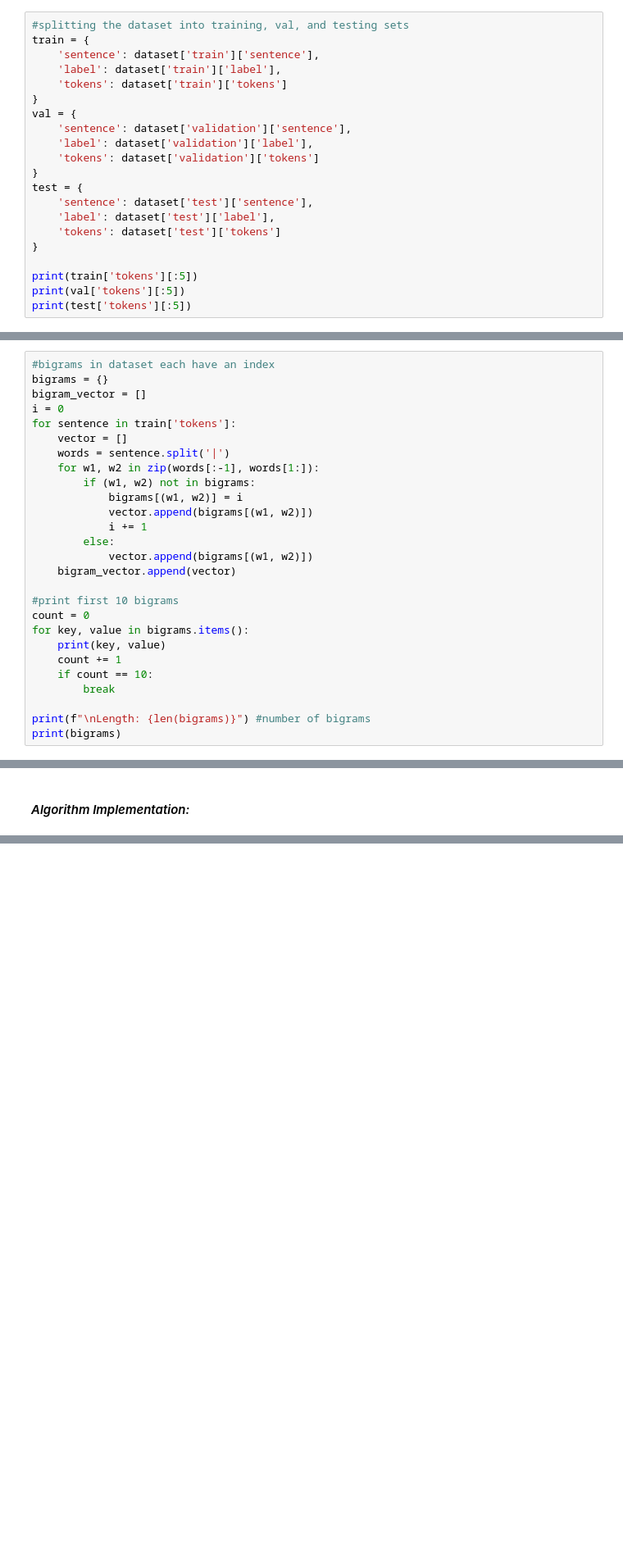
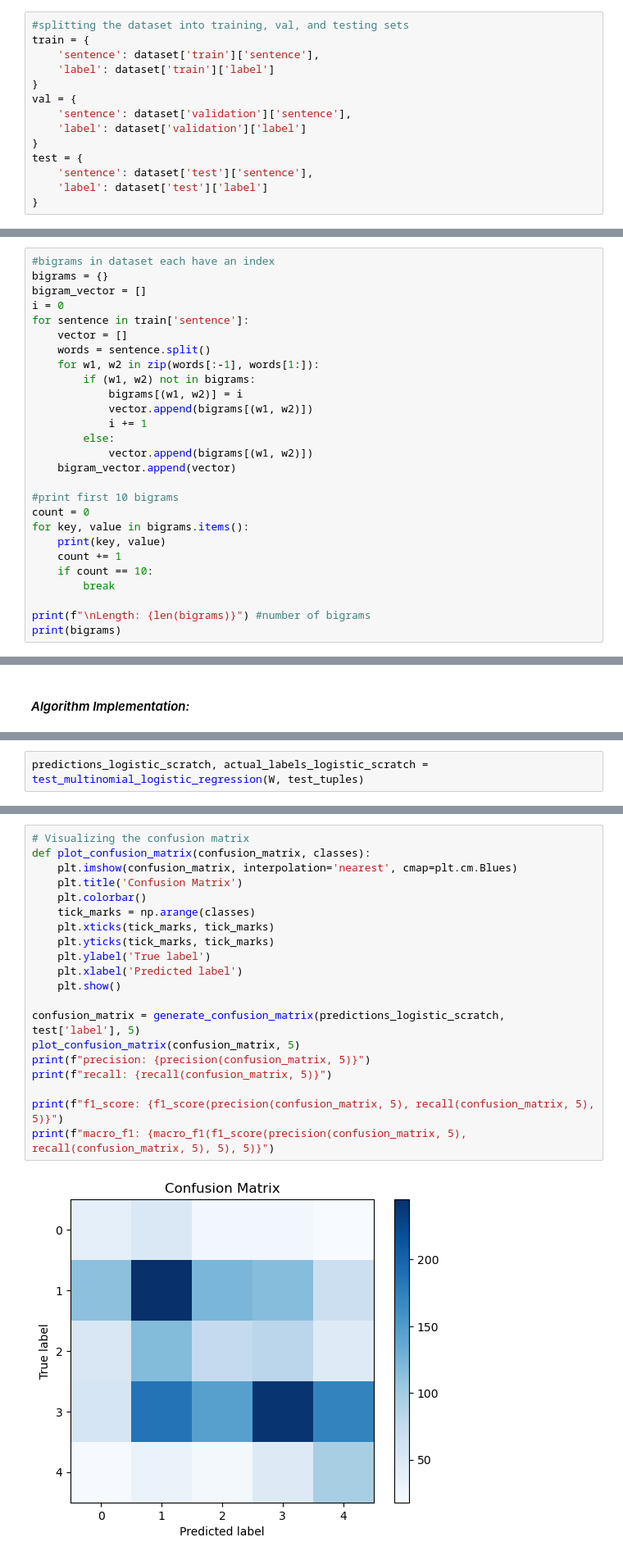
Before and after one commit to AnnTarek/SST-Text-Classification, a Jupyter notebook: text-classification.ipynb, the cells around one changed output, grey strips where cells are left out. Shown at 82% size. Cells and saved outputs as stored; diff of their text form; blank space fills up the shorter version.

Commit message:
SGD,  logistic regression models using sklearn and confusion matrix

```diff
--- a/text-classification.ipynb
+++ b/text-classification.ipynb
@@ -50,20 +50,13 @@ print(dataset['train'][:1])
 #splitting the dataset into training, val, and testing sets
 train = {
     'sentence': dataset['train']['sentence'],
-    'label': dataset['train']['label'],
-    'tokens': dataset['train']['tokens']
+    'label': dataset['train']['label']
 }
 val = {
     'sentence': dataset['validation']['sentence'],
-    'label': dataset['validation']['label'],
-    'tokens': dataset['validation']['tokens']
+    'label': dataset['validation']['label']
 }
 test = {
     'sentence': dataset['test']['sentence'],
-    'label': dataset['test']['label'],
-    'tokens': dataset['test']['tokens']
+    'label': dataset['test']['label']
 }
-
-print(train['tokens'][:5])
-print(val['tokens'][:5])
-print(test['tokens'][:5])
@@ -114,9 +101,9 @@ print(test['label'][0])
 bigrams = {}
 bigram_vector = []
 i = 0
-for sentence in train['tokens']:
+for sentence in train['sentence']:
     vector = []
-    words = sentence.split('|')
+    words = sentence.split()
     for w1, w2 in zip(words[:-1], words[1:]):
         if (w1, w2) not in bigrams:
             bigrams[(w1, w2)] = i
@@ -316,0 +300,2 @@ ValueError: too many values to unpack (expected 2)
+# %%
+predictions_logistic_scratch, actual_labels_logistic_scratch = test_multinomial_logistic_regression(W, test_tuples)
@@ -316,0 +405,22 @@ ValueError: too many values to unpack (expected 2)
+# %%
+# Visualizing the confusion matrix
+def plot_confusion_matrix(confusion_matrix, classes):
+    plt.imshow(confusion_matrix, interpolation='nearest', cmap=plt.cm.Blues)
+    plt.title('Confusion Matrix')
+    plt.colorbar()
+    tick_marks = np.arange(classes)
+    plt.xticks(tick_marks, tick_marks)
+    plt.yticks(tick_marks, tick_marks)
+    plt.ylabel('True label')
+    plt.xlabel('Predicted label')
+    plt.show()
+
+confusion_matrix = generate_confusion_matrix(predictions_logistic_scratch, test['label'], 5)
+plot_confusion_matrix(confusion_matrix, 5)
+print(f"precision: {precision(confusion_matrix, 5)}")
+print(f"recall: {recall(confusion_matrix, 5)}")
+
+print(f"f1_score: {f1_score(precision(confusion_matrix, 5), recall(confusion_matrix, 5), 5)}")
+print(f"macro_f1: {macro_f1(f1_score(precision(confusion_matrix, 5), recall(confusion_matrix, 5), 5), 5)}")
+# %% [output]
+[figure, added]
```
Also changed, not shown: parts of 28 cells of this notebook.
